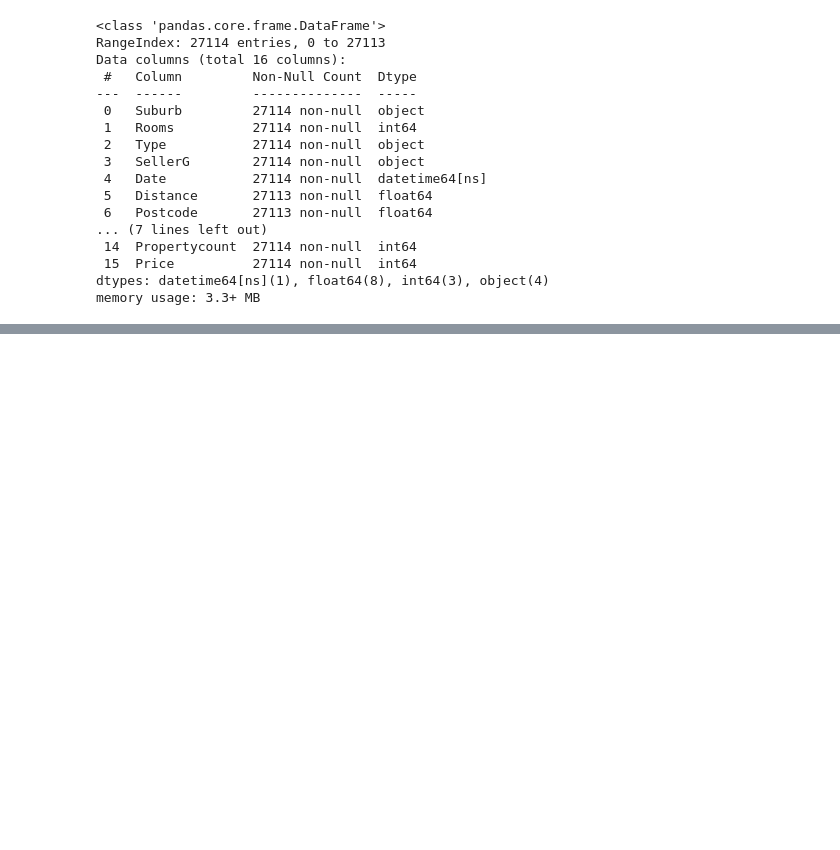
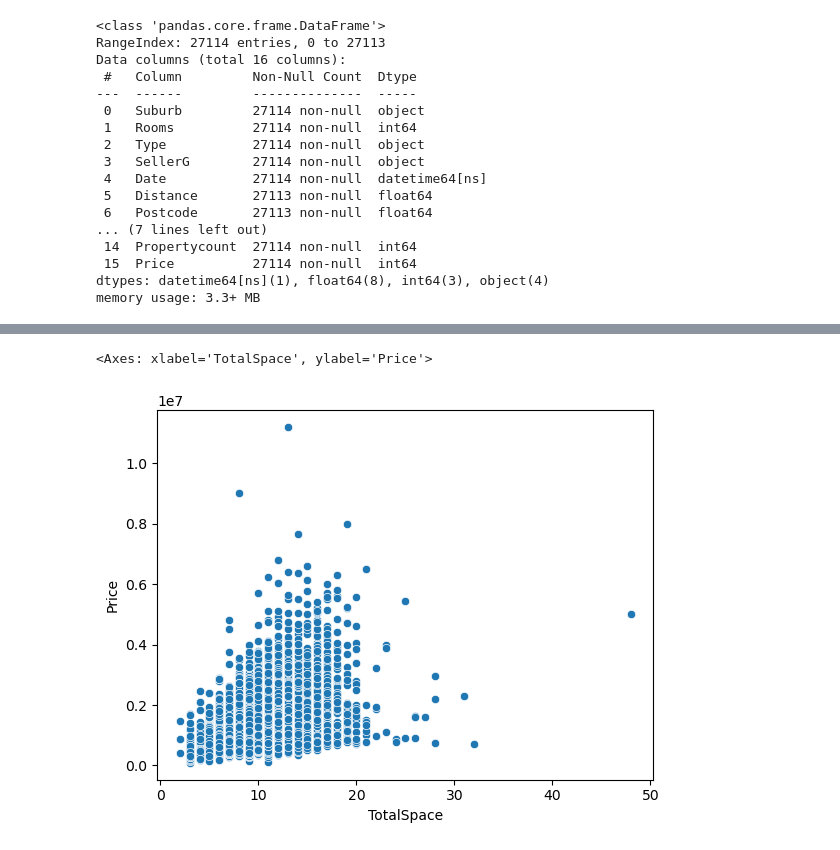
Before and after one commit to rajatshah2006/AILMLCourseNoteBook, a Jupyter notebook: PythonWeek3/Week3VideoLecture.ipynb, the cells around one changed output, grey strips where cells are left out. Cells and saved outputs as stored; diff of their text form; code cells hidden in the pictures; blank space fills up the shorter version.

```diff
--- a/PythonWeek3/Week3VideoLecture.ipynb
+++ b/PythonWeek3/Week3VideoLecture.ipynb
@@ -373,0 +427,2 @@ AttributeError: Text.set() got an unexpected keyword argument 'rotations'
+# %%
+data['TotalSpace']=data['Rooms']+data['Bedroom']+data['Bathroom']+data['Car']
@@ -373,0 +438,5 @@ AttributeError: Text.set() got an unexpected keyword argument 'rotations'
+# %%
+sns.scatterplot(data=data,x=data['TotalSpace'],y=data['Price'])
+# %% [output]
+<Axes: xlabel='TotalSpace', ylabel='Price'>
+[figure, added]
```
Also changed, not shown: parts of 53 cells of this notebook, 16 other files.
